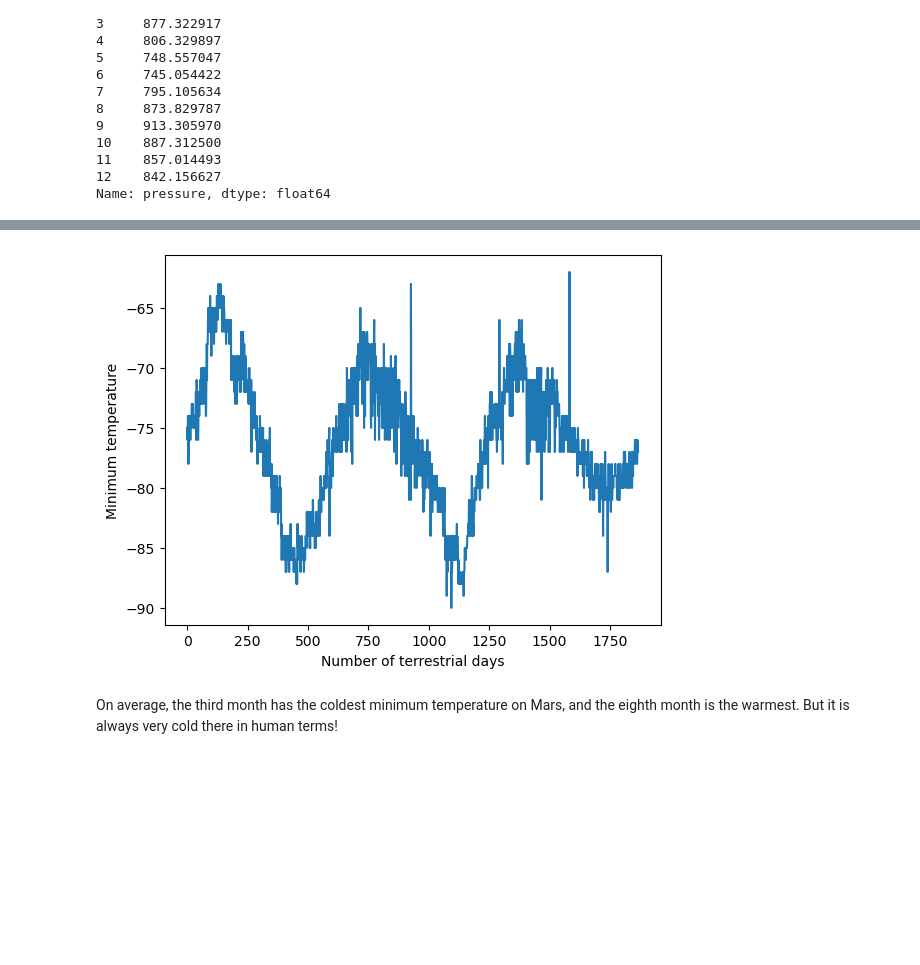
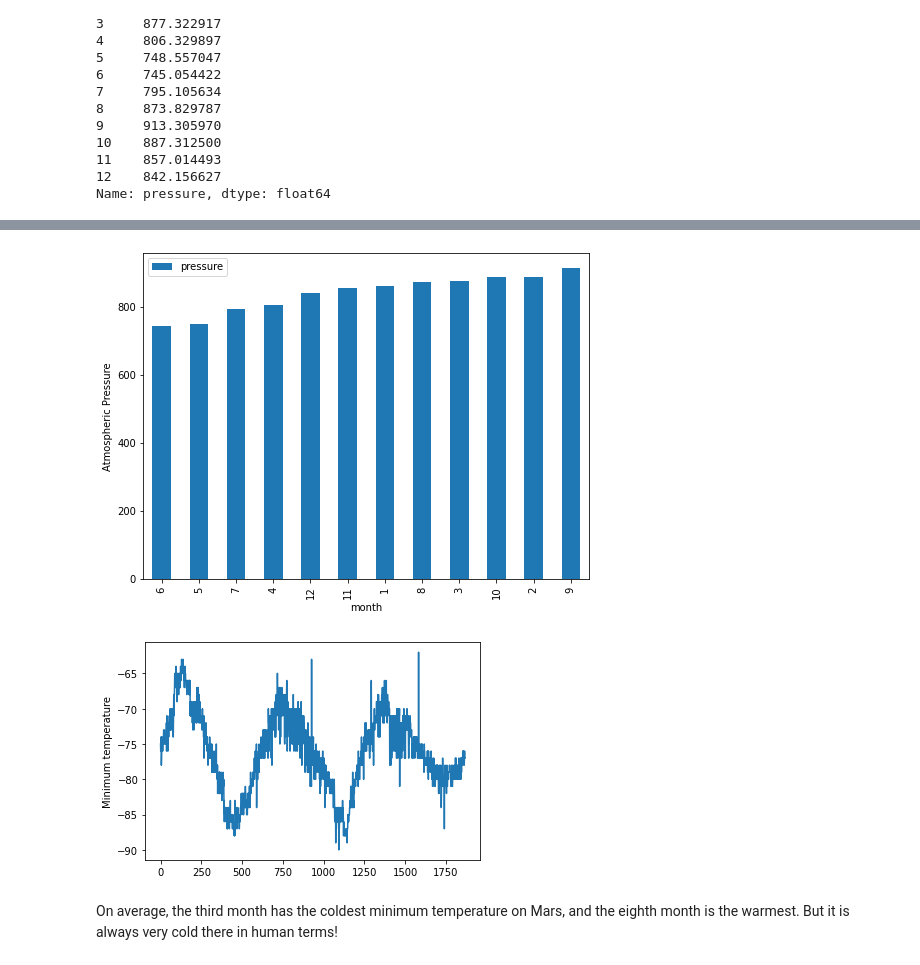
Before and after one commit to DeviBalao/data-collection-challenge, a Jupyter notebook: part_2_mars_weather.ipynb, the cells around one changed output, grey strips where cells are left out. Saved outputs shown, nothing was run; the diff lists cells and outputs as text; code cells hidden in the pictures; blank space fills up the shorter version.

Commit message:
Adding the complete code for mars_weather. Updated README with details. Added the output data file - mars_data.csv

```diff
--- a/part_2_mars_weather.ipynb
+++ b/part_2_mars_weather.ipynb
@@ -34,9 +34,7 @@ table = soup(html,'html.parser')
 # %%
 # Extract all column heading
 headings = table.find_all('th')
-column_heading=[]
-for heading in headings:
-    column_heading.append(heading.text)
+column_heading = [ heading.text for heading in headings ]
 column_heading
 # %% [output]
 ['id', 'terrestrial_date', 'sol', 'ls', 'month', 'min_temp', 'pressure']
@@ -242,7 +228,17 @@ Name: pressure, dtype: float64
+# %%
+# Plot the average pressure by month
+avg_pressure_df = pd.DataFrame(avg_pressure).sort_values('pressure')
+avg_pressure_df.plot(kind = 'bar',ylabel = "Atmospheric Pressure", figsize = (8,6))
+plt.show()
+# %% [output]
+[figure, added]
 # %%
 # 5. How many terrestrial (earth) days are there in a Martian year?
+mars_df.min_temp.plot()
+plt.ylabel ("Minimum temperature")
+plt.show()
 # %% [output]
-[figure, old version]
+[figure, new version]
 # %% [markdown]
 On average, the third month has the coldest minimum temperature on Mars, and the eighth month is the warmest. But it is always very cold there in human terms!
 # %% [markdown]
```
Also changed, not shown: parts of 12 cells of this notebook, 2 other files.
